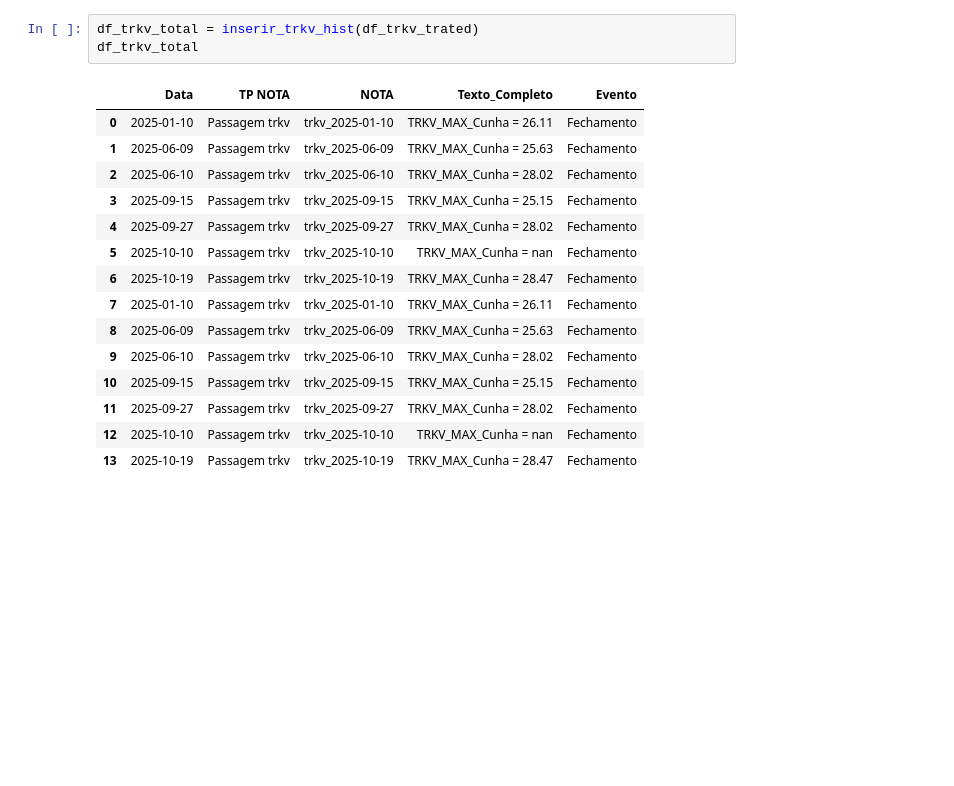
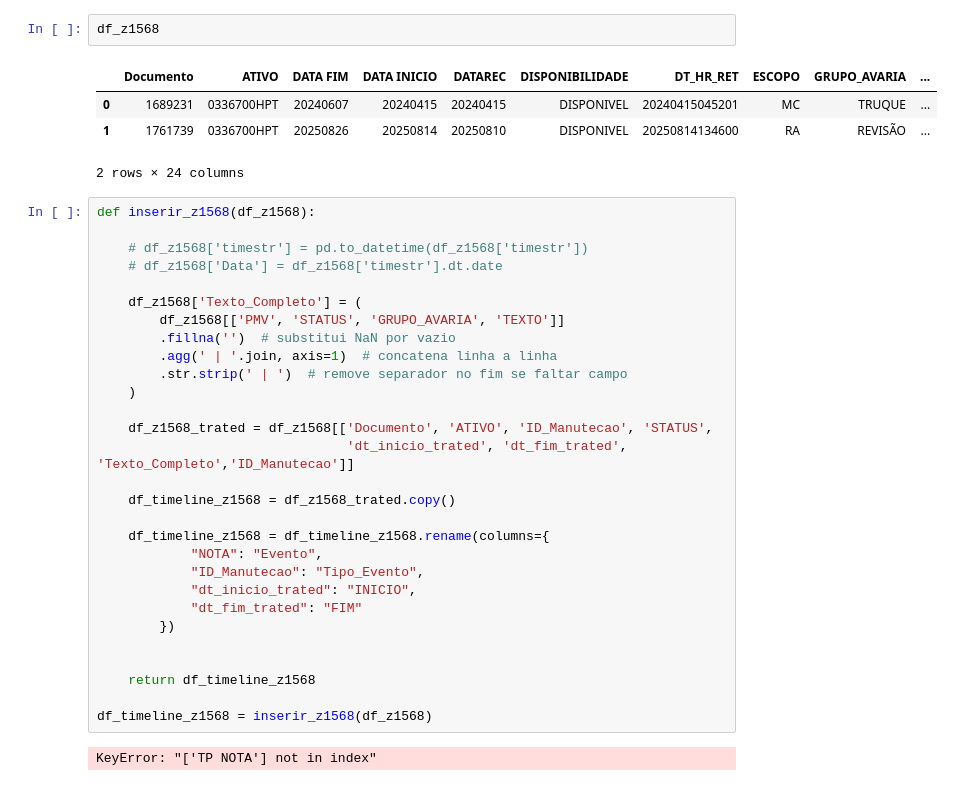
Before and after one commit to leoborin/Panel_Waysides, a Jupyter notebook: nb_main.ipynb, the cells around one changed output. Cells and saved outputs as stored; diff of their text form; blank space fills up the shorter version.

```diff
--- a/nb_main.ipynb
+++ b/nb_main.ipynb
@@ -534,21 +413,40 @@ Name: Evento, dtype: object
-# %%
-df_trkv_total = inserir_trkv_hist(df_trkv_trated)
-df_trkv_total
-# %% [output]
-|  | Data | TP NOTA | NOTA | Texto_Completo | Evento |
-| 0 | 2025-01-10 | Passagem trkv | trkv_2025-01-10 | TRKV_MAX_Cunha = 26.11 | Fechamento |
-| 1 | 2025-06-09 | Passagem trkv | trkv_2025-06-09 | TRKV_MAX_Cunha = 25.63 | Fechamento |
-| 2 | 2025-06-10 | Passagem trkv | trkv_2025-06-10 | TRKV_MAX_Cunha = 28.02 | Fechamento |
-| 3 | 2025-09-15 | Passagem trkv | trkv_2025-09-15 | TRKV_MAX_Cunha = 25.15 | Fechamento |
-| 4 | 2025-09-27 | Passagem trkv | trkv_2025-09-27 | TRKV_MAX_Cunha = 28.02 | Fechamento |
-| 5 | 2025-10-10 | Passagem trkv | trkv_2025-10-10 | TRKV_MAX_Cunha = nan | Fechamento |
-| 6 | 2025-10-19 | Passagem trkv | trkv_2025-10-19 | TRKV_MAX_Cunha = 28.47 | Fechamento |
-| 7 | 2025-01-10 | Passagem trkv | trkv_2025-01-10 | TRKV_MAX_Cunha = 26.11 | Fechamento |
-| 8 | 2025-06-09 | Passagem trkv | trkv_2025-06-09 | TRKV_MAX_Cunha = 25.63 | Fechamento |
-| 9 | 2025-06-10 | Passagem trkv | trkv_2025-06-10 | TRKV_MAX_Cunha = 28.02 | Fechamento |
-| 10 | 2025-09-15 | Passagem trkv | trkv_2025-09-15 | TRKV_MAX_Cunha = 25.15 | Fechamento |
-| 11 | 2025-09-27 | Passagem trkv | trkv_2025-09-27 | TRKV_MAX_Cunha = 28.02 | Fechamento |
-| 12 | 2025-10-10 | Passagem trkv | trkv_2025-10-10 | TRKV_MAX_Cunha = nan | Fechamento |
-| 13 | 2025-10-19 | Passagem trkv | trkv_2025-10-19 | TRKV_MAX_Cunha = 28.47 | Fechamento |
+# %%
+df_z1568
+# %% [output]
+|  | Documento | ATIVO | DATA FIM | DATA INICIO | DATAREC | DISPONIBILIDADE | DT_HR_RET | ESCOPO | GRUPO_AVARIA | ... |
+| 0 | 1689231 | 0336700HPT | 20240607 | 20240415 | 20240415 | DISPONIVEL | 20240415045201 | MC | TRUQUE | ... |
+| 1 | 1761739 | 0336700HPT | 20250826 | 20250814 | 20250810 | DISPONIVEL | 20250814134600 | RA | REVISÃO | ... |
+2 rows × 24 columns
+# %%
+def inserir_z1568(df_z1568):
+
+    # df_z1568['timestr'] = pd.to_datetime(df_z1568['timestr'])
+    # df_z1568['Data'] = df_z1568['timestr'].dt.date
+
+    df_z1568['Texto_Completo'] = (
+        df_z1568[['PMV', 'STATUS', 'GRUPO_AVARIA', 'TEXTO']]
+        .fillna('')  # substitui NaN por vazio
+        .agg(' | '.join, axis=1)  # concatena linha a linha
+        .str.strip(' | ')  # remove separador no fim se faltar campo
+    )
+
+    df_z1568_trated = df_z1568[['Documento', 'ATIVO', 'ID_Manutecao', 'STATUS',
+                                'dt_inicio_trated', 'dt_fim_trated', 'Texto_Completo','ID_Manutecao']]
+
+    df_timeline_z1568 = df_z1568_trated.copy()
+
+    df_timeline_z1568 = df_timeline_z1568.rename(columns={
+            "NOTA": "Evento",
+            "ID_Manutecao": "Tipo_Evento",
+            "dt_inicio_trated": "INICIO",
+            "dt_fim_trated": "FIM"
+        })
+
+
+    return df_timeline_z1568
+
+df_timeline_z1568 = inserir_z1568(df_z1568)
+# %% [output]
+KeyError: "['TP NOTA'] not in index"
 # %%
 df_trkv_trated
```
Also changed, not shown: parts of 22 cells of this notebook, 2 other files.
